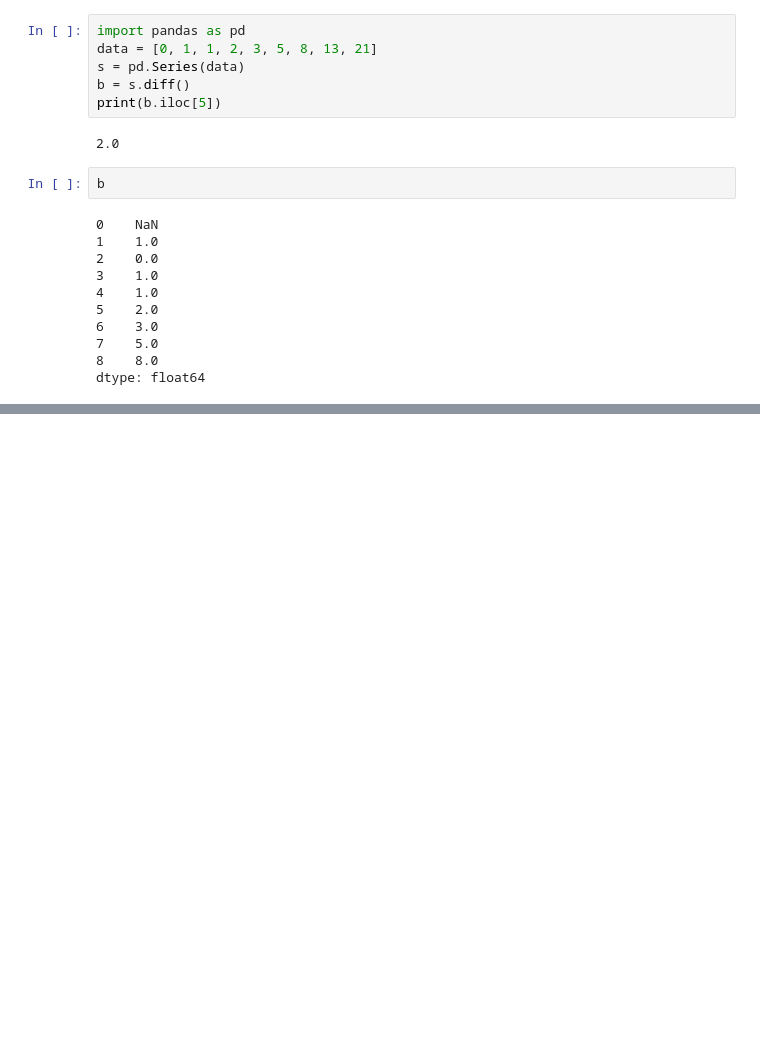
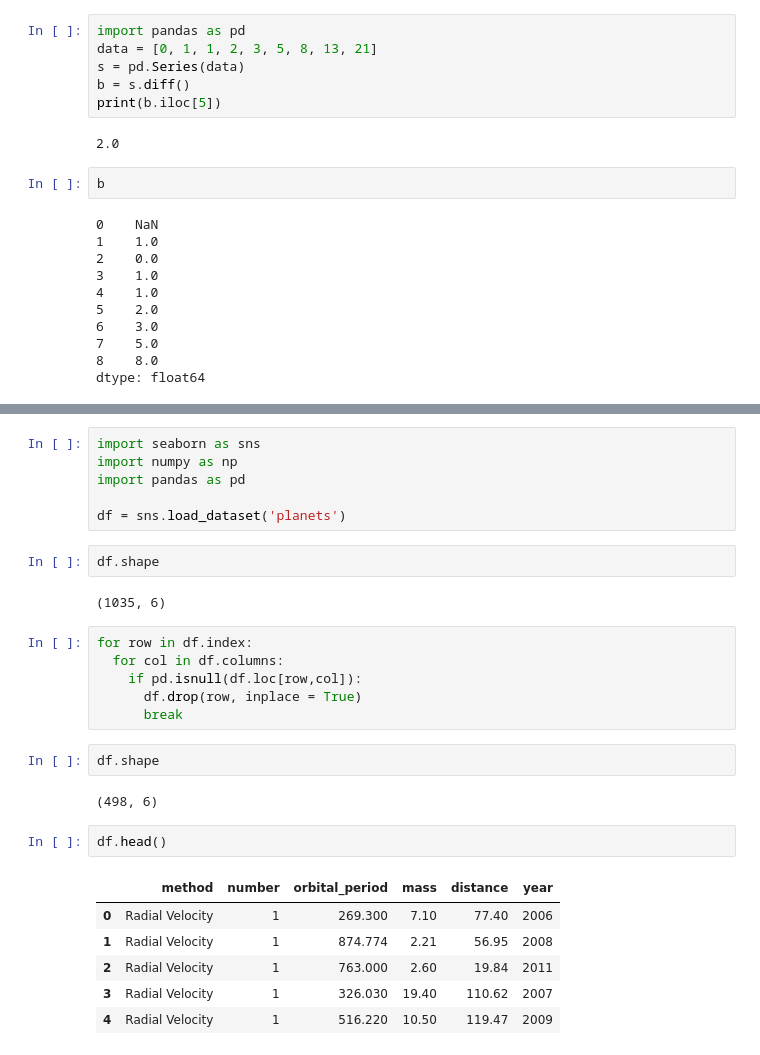
Before and after one commit to iamridam/Data-Science, a Jupyter notebook: Numpy_Practice.ipynb, the cells around one changed output, grey strips where cells are left out. Saved outputs shown, nothing was run; the diff lists cells and outputs as text; blank space fills up the shorter version.

```diff
--- a/Numpy_Practice.ipynb
+++ b/Numpy_Practice.ipynb
@@ -234,0 +270,29 @@ True
+# %%
+import seaborn as sns
+import numpy as np
+import pandas as pd
+
+df = sns.load_dataset('planets')
+# %%
+df.shape
+# %% [output]
+(1035, 6)
+# %%
+for row in df.index:
+  for col in df.columns:
+    if pd.isnull(df.loc[row,col]):
+      df.drop(row, inplace = True)
+      break
+# %%
+df.shape
+# %% [output]
+(498, 6)
+# %%
+df.head()
+# %% [output]
+|  | method | number | orbital_period | mass | distance | year |
+| 0 | Radial Velocity | 1 | 269.300 | 7.10 | 77.40 | 2006 |
+| 1 | Radial Velocity | 1 | 874.774 | 2.21 | 56.95 | 2008 |
+| 2 | Radial Velocity | 1 | 763.000 | 2.60 | 19.84 | 2011 |
+| 3 | Radial Velocity | 1 | 326.030 | 19.40 | 110.62 | 2007 |
+| 4 | Radial Velocity | 1 | 516.220 | 10.50 | 119.47 | 2009 |
```
Also changed, not shown: parts of 22 cells of this notebook.
